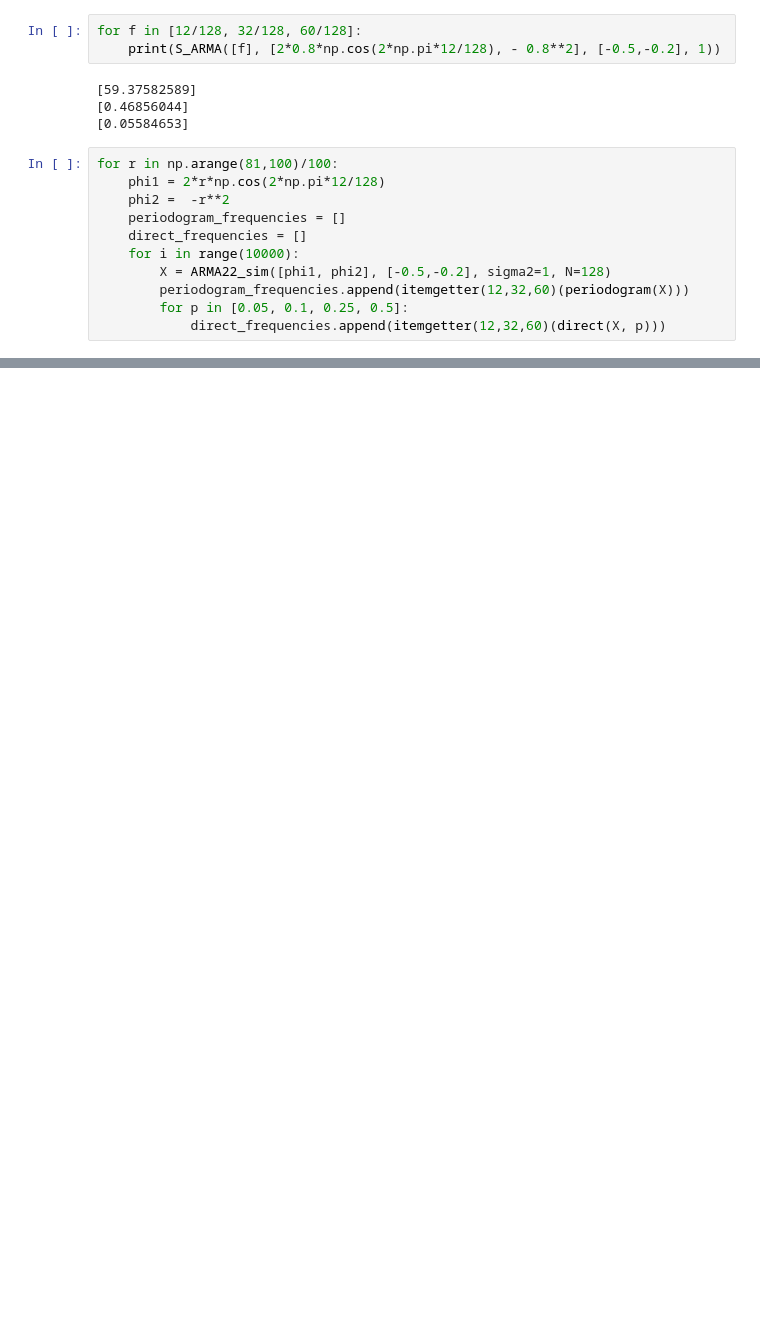
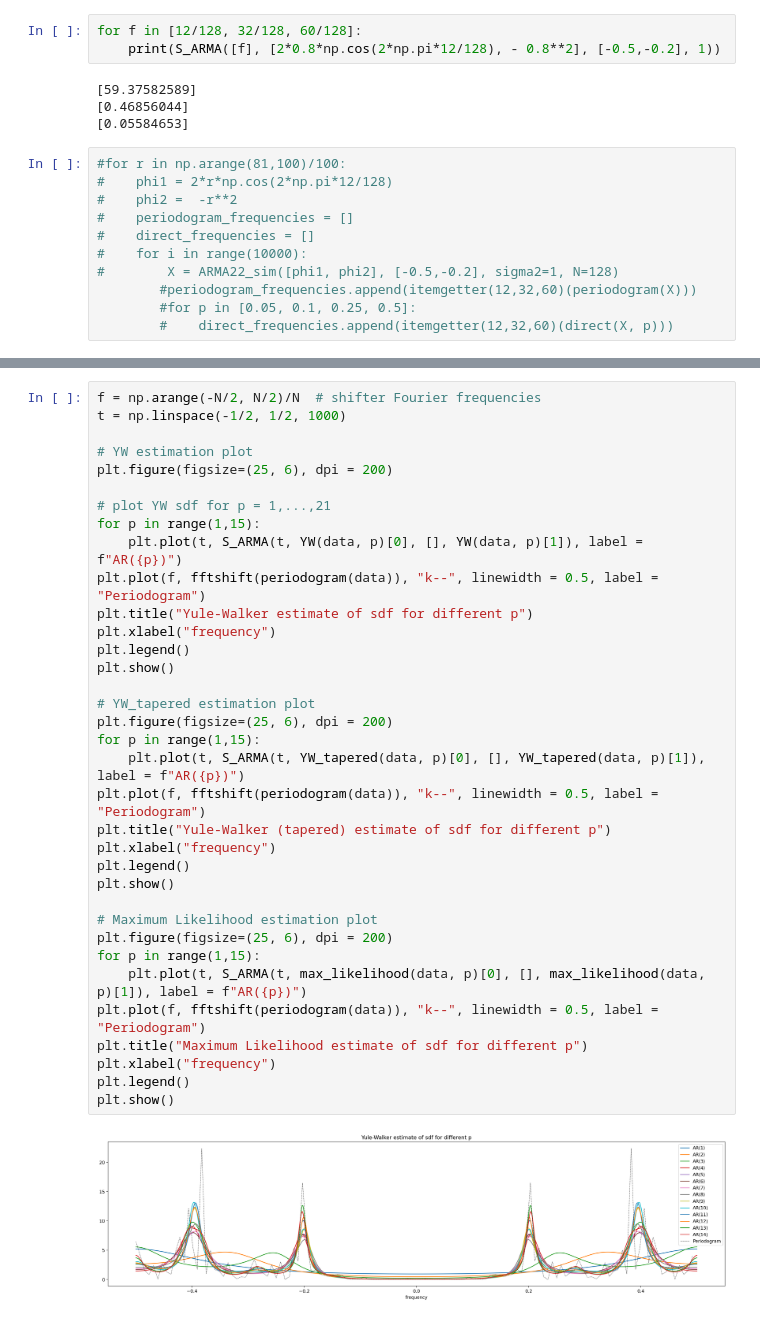
Before and after one commit to ivankirev13/Fitting-and-Forecasting-Autoregressive-Moving-Average-Processes, a Jupyter notebook: Time Series Analysis Coursework.ipynb, the cells around one changed output, grey strips where cells are left out. Cells and saved outputs as stored; diff of their text form; blank space fills up the shorter version.

```diff
--- a/Time Series Analysis Coursework.ipynb
+++ b/Time Series Analysis Coursework.ipynb
@@ -240,14 +284,14 @@ for f in [12/128, 32/128, 60/128]:
 [0.46856044]
 [0.05584653]
 # %%
-for r in np.arange(81,100)/100:
-    phi1 = 2*r*np.cos(2*np.pi*12/128)
-    phi2 =  -r**2
-    periodogram_frequencies = []
-    direct_frequencies = []
-    for i in range(10000):
-        X = ARMA22_sim([phi1, phi2], [-0.5,-0.2], sigma2=1, N=128)
-        periodogram_frequencies.append(itemgetter(12,32,60)(periodogram(X)))
-        for p in [0.05, 0.1, 0.25, 0.5]:
-            direct_frequencies.append(itemgetter(12,32,60)(direct(X, p)))
+#for r in np.arange(81,100)/100:
+#    phi1 = 2*r*np.cos(2*np.pi*12/128)
+#    phi2 =  -r**2
+#    periodogram_frequencies = []
+#    direct_frequencies = []
+#    for i in range(10000):
+#        X = ARMA22_sim([phi1, phi2], [-0.5,-0.2], sigma2=1, N=128)
+        #periodogram_frequencies.append(itemgetter(12,32,60)(periodogram(X)))
+        #for p in [0.05, 0.1, 0.25, 0.5]:
+        #    direct_frequencies.append(itemgetter(12,32,60)(direct(X, p)))
 # %% [markdown]
@@ -275,0 +454,37 @@ plt.show()
+# %%
+f = np.arange(-N/2, N/2)/N  # shifter Fourier frequencies
+t = np.linspace(-1/2, 1/2, 1000)
+
+# YW estimation plot
+plt.figure(figsize=(25, 6), dpi = 200)
+
+# plot YW sdf for p = 1,...,21
+for p in range(1,15):
+    plt.plot(t, S_ARMA(t, YW(data, p)[0], [], YW(data, p)[1]), label = f"AR({p})")
+plt.plot(f, fftshift(periodogram(data)), "k--", linewidth = 0.5, label = "Periodogram")
+plt.title("Yule-Walker estimate of sdf for different p")
+plt.xlabel("frequency")
+plt.legend()
+plt.show()
+
+# YW_tapered estimation plot
+plt.figure(figsize=(25, 6), dpi = 200)
+for p in range(1,15):
+    plt.plot(t, S_ARMA(t, YW_tapered(data, p)[0], [], YW_tapered(data, p)[1]), label = f"AR({p})")
+plt.plot(f, fftshift(periodogram(data)), "k--", linewidth = 0.5, label = "Periodogram")
+plt.title("Yule-Walker (tapered) estimate of sdf for different p")
+plt.xlabel("frequency")
+plt.legend()
+plt.show()
+
+# Maximum Likelihood estimation plot
+plt.figure(figsize=(25, 6), dpi = 200)
+for p in range(1,15):
+    plt.plot(t, S_ARMA(t, max_likelihood(data, p)[0], [], max_likelihood(data, p)[1]), label = f"AR({p})")
+plt.plot(f, fftshift(periodogram(data)), "k--", linewidth = 0.5, label = "Periodogram")
+plt.title("Maximum Likelihood estimate of sdf for different p")
+plt.xlabel("frequency")
+plt.legend()
+plt.show()
+# %% [output]
+[figure, added]
```
Also changed, not shown: parts of 44 cells of this notebook.
